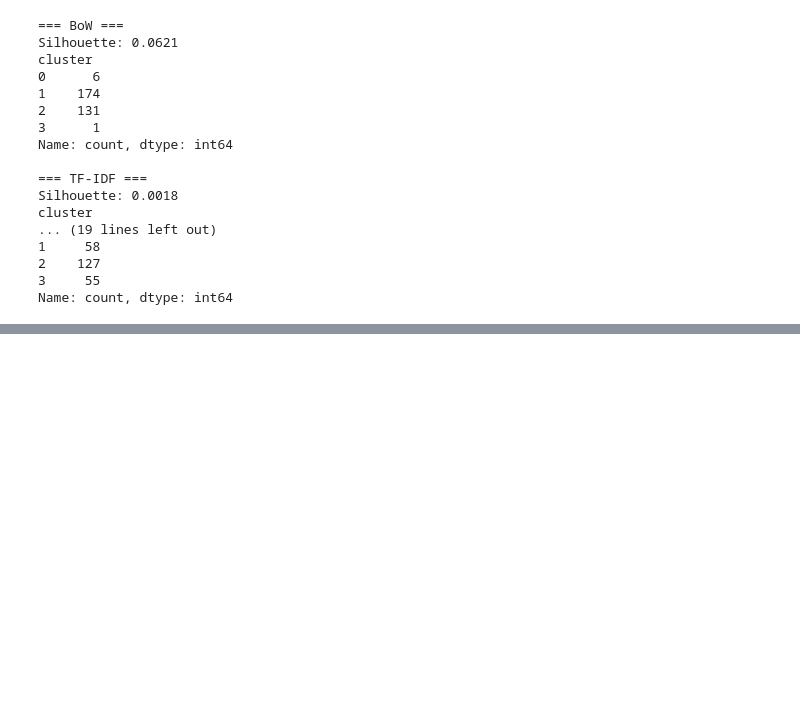
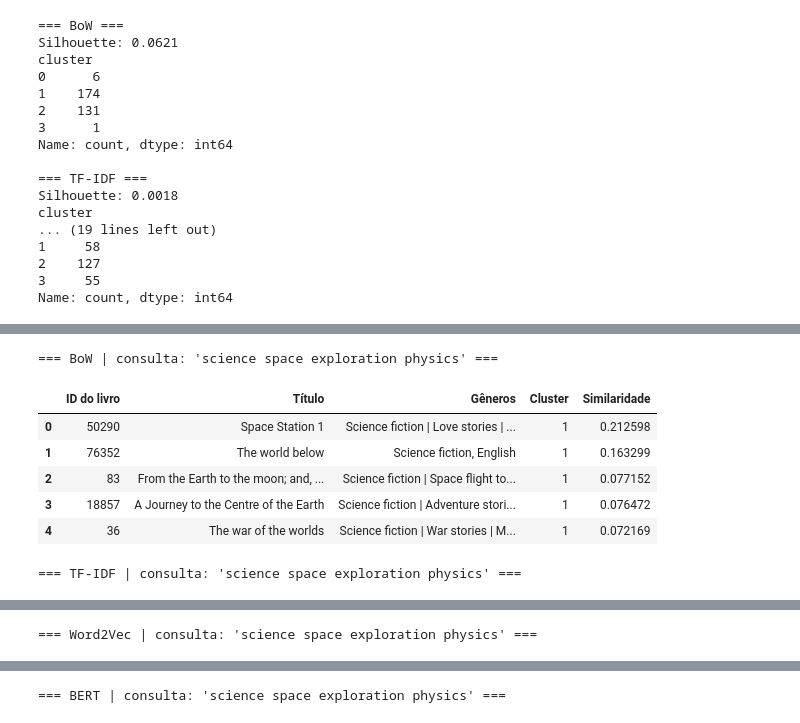
Before and after one commit to marcelliharbs/literary-genre-classifier, a Jupyter notebook: comparacao_modelos.ipynb, the cells around one changed output, grey strips where cells are left out. Drawn from its saved outputs; the diff is of its cells as text; code cells hidden in the pictures; blank space fills up the shorter version.

```diff
--- a/comparacao_modelos.ipynb
+++ b/comparacao_modelos.ipynb
@@ -236,0 +262,76 @@ plt.show()
+# %%
+TOP_N = 5
+consulta_busca = 'science space exploration physics'
+
+
+def representar_consulta(nome, consulta):
+    if nome == 'BoW':
+        return bow_vectorizer.transform([consulta])
+    if nome == 'TF-IDF':
+        return tfidf_vectorizer.transform([consulta])
+    if nome == 'Word2Vec':
+        tokens = consulta.lower().split()
+        vetores = [model_w2v.wv[token] for token in tokens if token in model_w2v.wv]
+        if not vetores:
+            return np.zeros((1, model_w2v.vector_size))
+        return np.mean(vetores, axis=0, keepdims=True)
+    if nome == 'BERT':
+        return bert_model.encode([consulta], show_progress_bar=False)
+    raise ValueError(f'Modelo nao reconhecido: {nome}')
+
+
+def buscar_e_recomendar(nome, consulta, top_n=TOP_N):
+    matriz = representacoes[nome]
+    clusters = resultados_clusterizacao[nome]['clusters']
+    consulta_vetor = representar_consulta(nome, consulta)
+    consulta_densa = (
+        consulta_vetor.toarray()
+        if hasattr(consulta_vetor, 'toarray')
+        else np.asarray(consulta_vetor)
+    )
+
+    if not np.isfinite(consulta_densa).all() or np.linalg.norm(consulta_densa) == 0:
+        print(f'{nome}: a consulta nao gerou uma representacao valida neste modelo.')
+        return pd.DataFrame(columns=['book_id', 'title', 'subjects', 'cluster', 'similaridade'])
+
+    centroides = np.vstack([
+        np.asarray(matriz[clusters == cluster].mean(axis=0)).ravel()
+        for cluster in range(N_CLUSTERS)
+    ])
+    cluster_consulta = int(np.linalg.norm(centroides - consulta_densa[0], axis=1).argmin())
+    indices_cluster = np.flatnonzero(clusters == cluster_consulta)
+
+    similaridades = cosine_similarity(
+        consulta_vetor,
+        matriz[indices_cluster]
+    ).ravel()
+    ordem = np.argsort(similaridades)[::-1][:top_n]
+    indices_recomendados = indices_cluster[ordem]
+
+    recomendacoes = df.iloc[indices_recomendados][['book_id', 'title', 'subjects']].copy()
+    recomendacoes['cluster'] = cluster_consulta
+    recomendacoes['similaridade'] = similaridades[ordem]
+    return recomendacoes.reset_index(drop=True)
+
+
+resultados_busca = {}
+for nome in representacoes:
+    print(f'\n=== {nome} | consulta: {consulta_busca!r} ===')
+    recomendacoes = buscar_e_recomendar(nome, consulta_busca)
+    resultados_busca[nome] = recomendacoes
+    display(recomendacoes.rename(columns={
+        'book_id': 'ID do livro',
+        'title': 'Título',
+        'subjects': 'Gêneros',
+        'cluster': 'Cluster',
+        'similaridade': 'Similaridade',
+    }))
+# %% [output]
+=== BoW | consulta: 'science space exploration physics' ===
+|  | ID do livro | Título | Gêneros | Cluster | Similaridade |
+| 0 | 50290 | Space Station 1 | Science fiction | Love stories | ... | 1 | 0.212598 |
+| 1 | 76352 | The world below | Science fiction, English | 1 | 0.163299 |
+| 2 | 83 | From the Earth to the moon; and, ... | Science fiction | Space flight to... | 1 | 0.077152 |
+| 3 | 18857 | A Journey to the Centre of the Earth | Science fiction | Adventure stori... | 1 | 0.076472 |
+| 4 | 36 | The war of the worlds | Science fiction | War stories | M... | 1 | 0.072169 |
+=== TF-IDF | consulta: 'science space exploration physics' ===
@@ -236,0 +344 @@ plt.show()
+=== Word2Vec | consulta: 'science space exploration physics' ===
@@ -236,0 +351 @@ plt.show()
+=== BERT | consulta: 'science space exploration physics' ===
```
Also changed, not shown: parts of 10 cells of this notebook.
